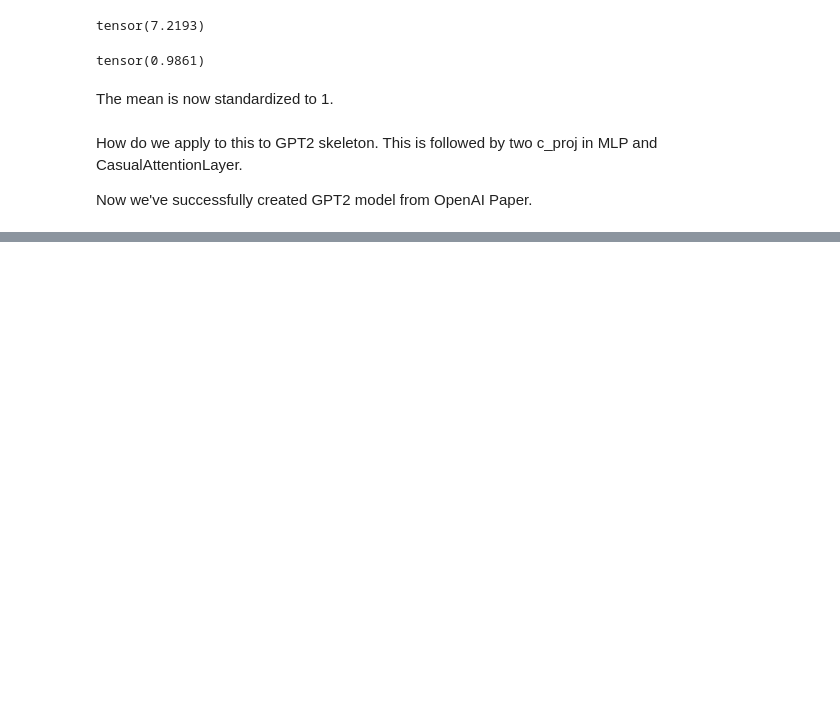
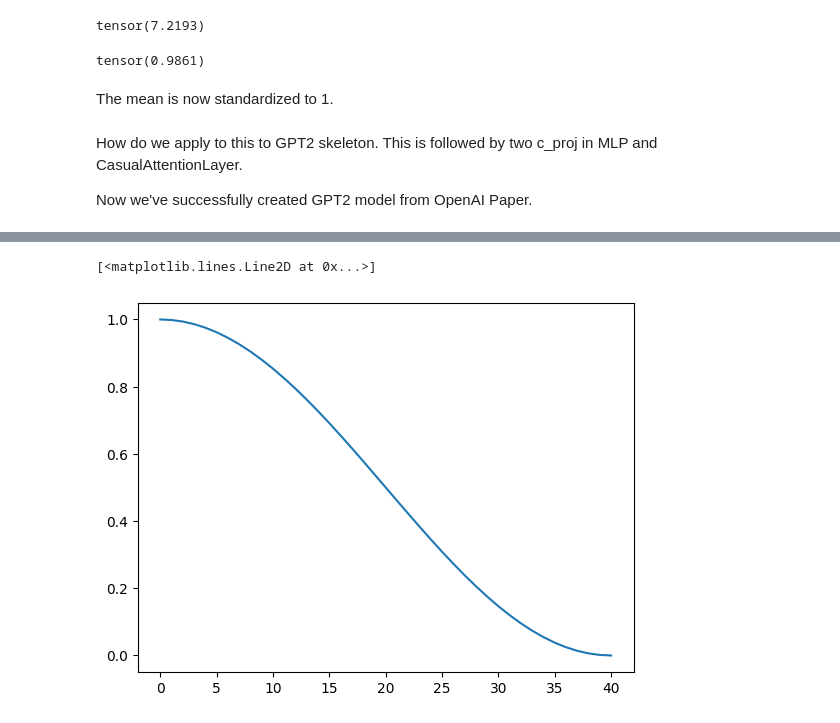
Before and after one commit to JpChii/gpt2-reproduced, a Jupyter notebook: playground.ipynb, the cells around one changed output, grey strips where cells are left out. Cells and saved outputs as stored; diff of their text form; code cells hidden in the pictures; blank space fills up the shorter version.

```diff
--- a/playground.ipynb
+++ b/playground.ipynb
@@ -964,0 +1020,5 @@ RuntimeError: The size of tensor a (64) must match the size of tensor b (30) at
+# %%
+plt.plot(coeffs)
+# %% [output]
+[<matplotlib.lines.Line2D at 0x...>]
+[figure, added]
```
Also changed, not shown: parts of 12 cells of this notebook, 3 other files.
